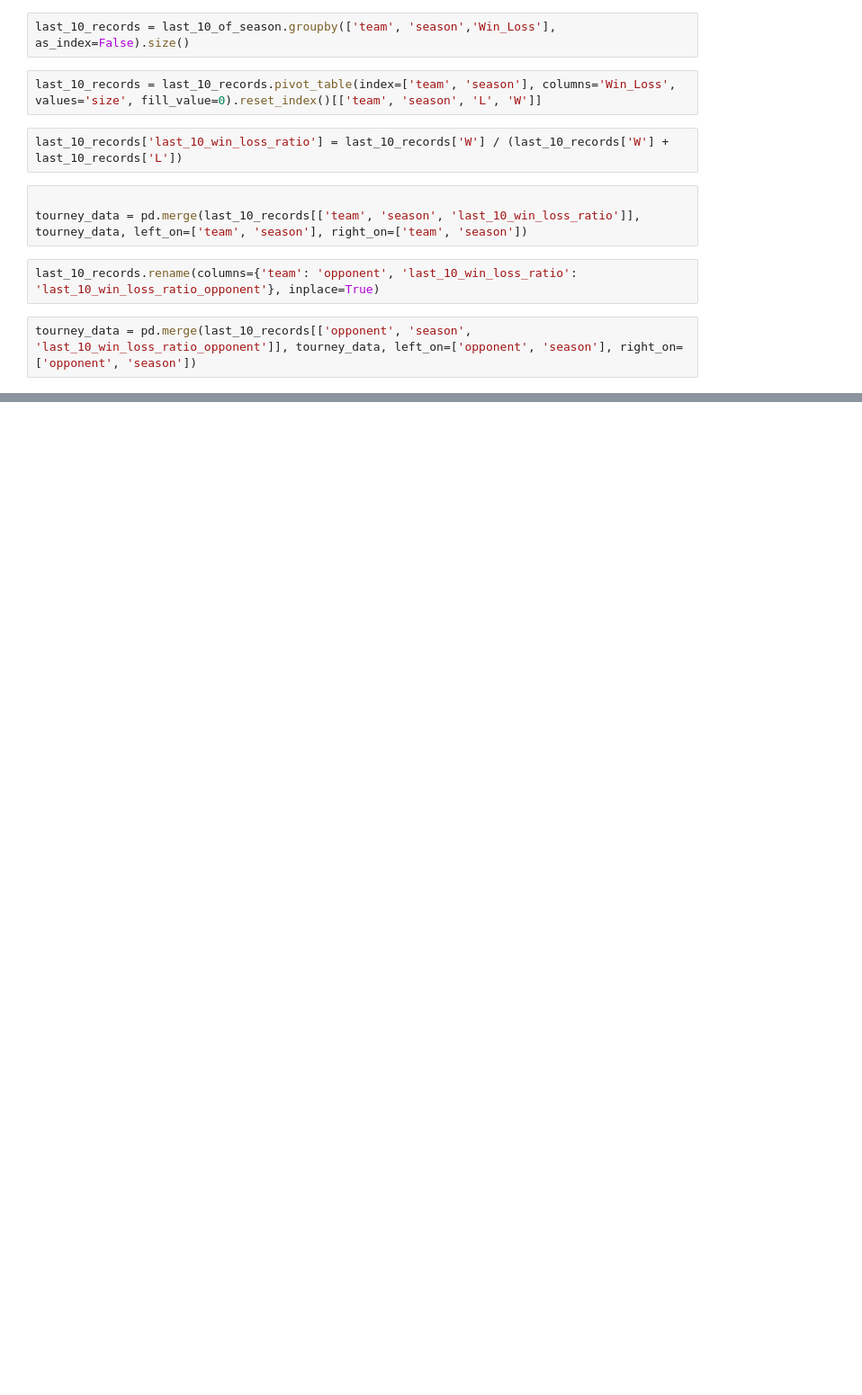
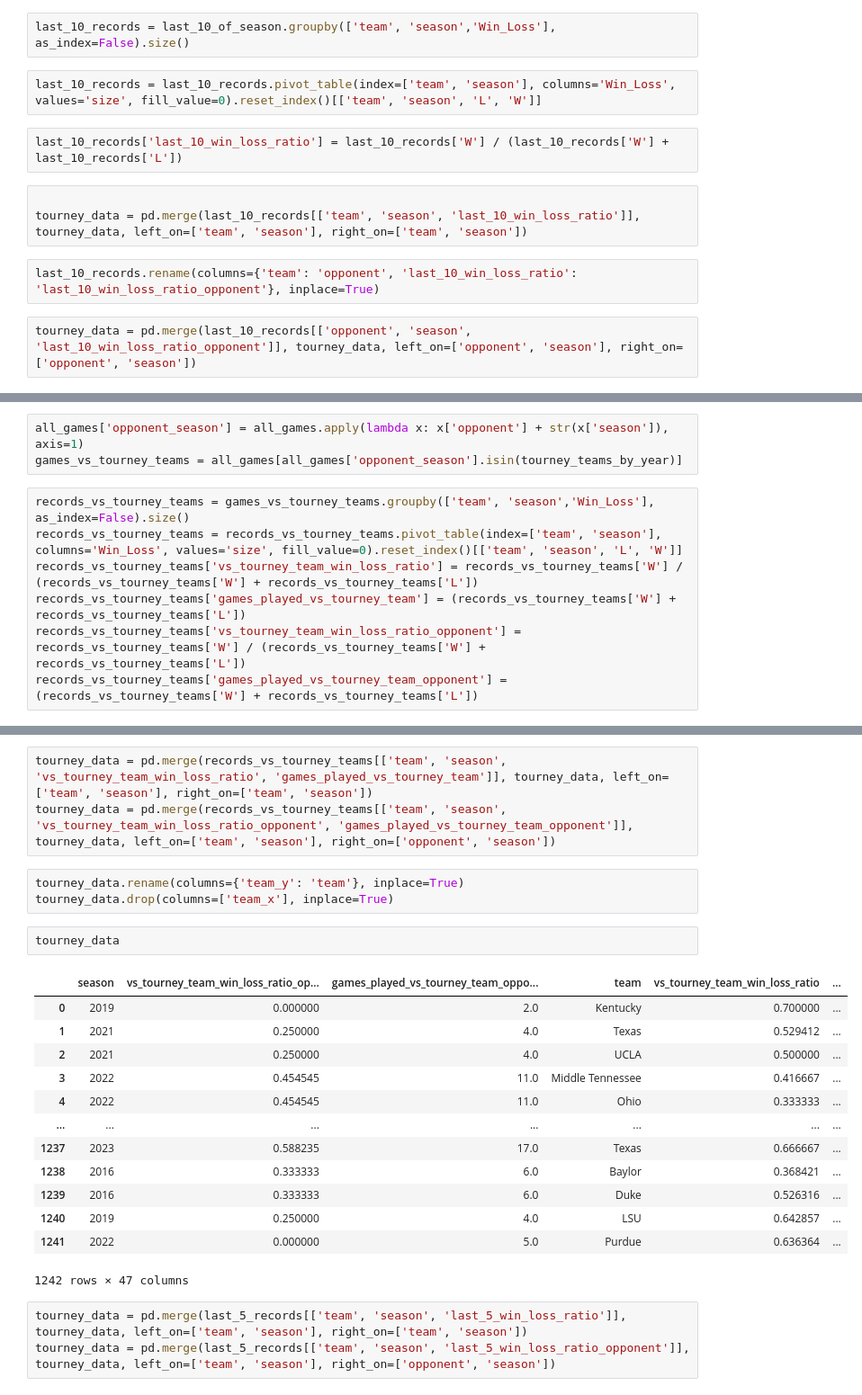
Before and after one commit to amarkules1/march_madness, a Jupyter notebook: notebooks/additional_features.ipynb, the cells around one changed output, grey strips where cells are left out. Shown at 90% size. Cells and saved outputs as stored; diff of their text form; blank space fills up the shorter version.

```diff
--- a/notebooks/additional_features.ipynb
+++ b/notebooks/additional_features.ipynb
@@ -161,0 +179,10 @@ tourney_data.to_sql('tourney_games_v3', sqlalchemy.create_engine(os.getenv("LINO
+# %%
+all_games['opponent_season'] = all_games.apply(lambda x: x['opponent'] + str(x['season']), axis=1)
+games_vs_tourney_teams = all_games[all_games['opponent_season'].isin(tourney_teams_by_year)]
+# %%
+records_vs_tourney_teams = games_vs_tourney_teams.groupby(['team', 'season','Win_Loss'], as_index=False).size()
+records_vs_tourney_teams = records_vs_tourney_teams.pivot_table(index=['team', 'season'], columns='Win_Loss', values='size', fill_value=0).reset_index()[['team', 'season', 'L', 'W']]
+records_vs_tourney_teams['vs_tourney_team_win_loss_ratio'] = records_vs_tourney_teams['W'] / (records_vs_tourney_teams['W'] + records_vs_tourney_teams['L'])
+records_vs_tourney_teams['games_played_vs_tourney_team'] = (records_vs_tourney_teams['W'] + records_vs_tourney_teams['L'])
+records_vs_tourney_teams['vs_tourney_team_win_loss_ratio_opponent'] = records_vs_tourney_teams['W'] / (records_vs_tourney_teams['W'] + records_vs_tourney_teams['L'])
+records_vs_tourney_teams['games_played_vs_tourney_team_opponent'] = (records_vs_tourney_teams['W'] + records_vs_tourney_teams['L'])
@@ -161,0 +201,25 @@ tourney_data.to_sql('tourney_games_v3', sqlalchemy.create_engine(os.getenv("LINO
+# %%
+tourney_data = pd.merge(records_vs_tourney_teams[['team', 'season', 'vs_tourney_team_win_loss_ratio', 'games_played_vs_tourney_team']], tourney_data, left_on=['team', 'season'], right_on=['team', 'season'])
+tourney_data = pd.merge(records_vs_tourney_teams[['team', 'season', 'vs_tourney_team_win_loss_ratio_opponent', 'games_played_vs_tourney_team_opponent']], tourney_data, left_on=['team', 'season'], right_on=['opponent', 'season'])
+# %%
+tourney_data.rename(columns={'team_y': 'team'}, inplace=True)
+tourney_data.drop(columns=['team_x'], inplace=True)
+# %%
+tourney_data
+# %% [output]
+|  | season | vs_tourney_team_win_loss_ratio_op... | games_played_vs_tourney_team_oppo... | team | vs_tourney_team_win_loss_ratio | ... |
+| 0 | 2019 | 0.000000 | 2.0 | Kentucky | 0.700000 | ... |
+| 1 | 2021 | 0.250000 | 4.0 | Texas | 0.529412 | ... |
+| 2 | 2021 | 0.250000 | 4.0 | UCLA | 0.500000 | ... |
+| 3 | 2022 | 0.454545 | 11.0 | Middle Tennessee | 0.416667 | ... |
+| 4 | 2022 | 0.454545 | 11.0 | Ohio | 0.333333 | ... |
+| ... | ... | ... | ... | ... | ... | ... |
+| 1237 | 2023 | 0.588235 | 17.0 | Texas | 0.666667 | ... |
+| 1238 | 2016 | 0.333333 | 6.0 | Baylor | 0.368421 | ... |
+| 1239 | 2016 | 0.333333 | 6.0 | Duke | 0.526316 | ... |
+| 1240 | 2019 | 0.250000 | 4.0 | LSU | 0.642857 | ... |
+| 1241 | 2022 | 0.000000 | 5.0 | Purdue | 0.636364 | ... |
+1242 rows × 47 columns
+# %%
+tourney_data = pd.merge(last_5_records[['team', 'season', 'last_5_win_loss_ratio']], tourney_data, left_on=['team', 'season'], right_on=['team', 'season'])
+tourney_data = pd.merge(last_5_records[['team', 'season', 'last_5_win_loss_ratio_opponent']], tourney_data, left_on=['team', 'season'], right_on=['opponent', 'season'])
```
Also changed, not shown: parts of 9 cells of this notebook.
